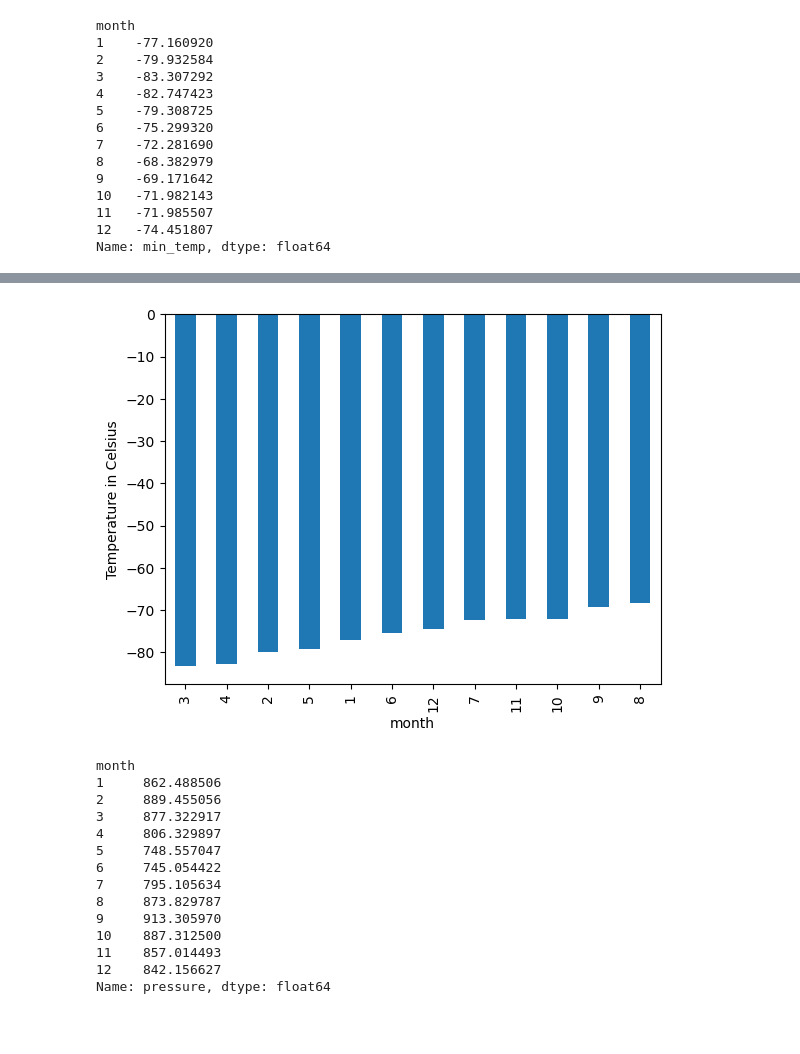
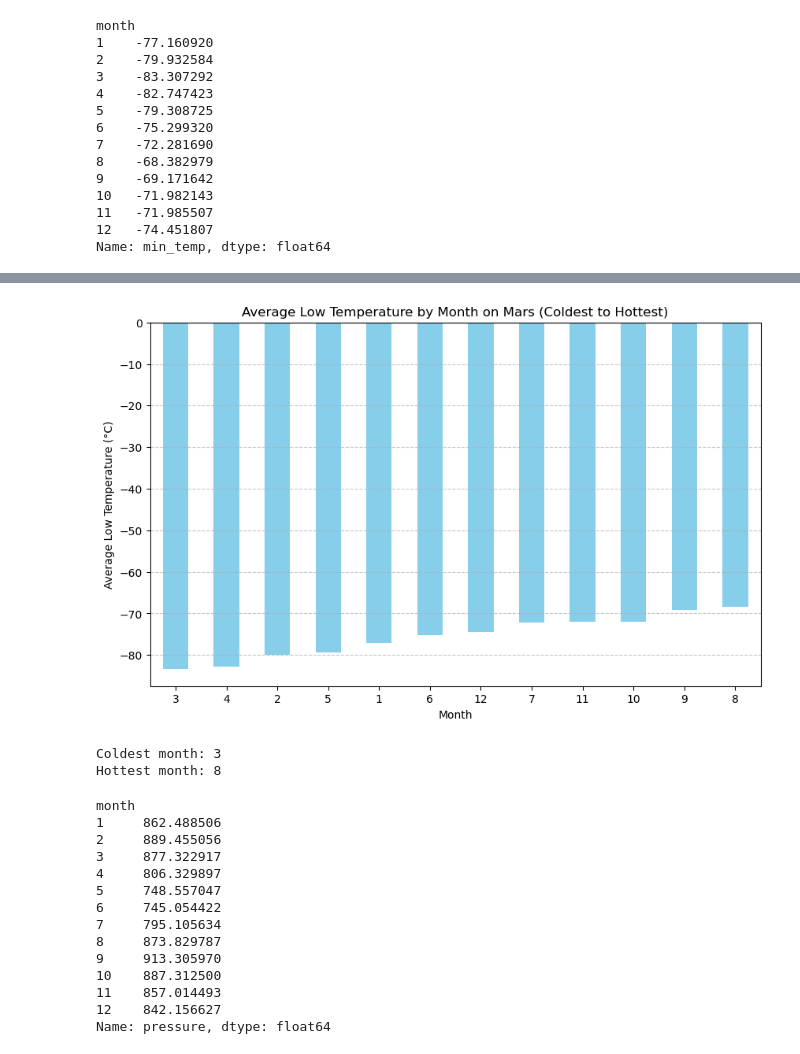
Before and after one commit to kristinaabramoff/mars_data_scraping_analysis, a Jupyter notebook: part_2_mars_weather.ipynb, the cells around one changed output, grey strips where cells are left out. Saved outputs shown, nothing was run; the diff lists cells and outputs as text; code cells hidden in the pictures; blank space fills up the shorter version.

```diff
--- a/part_2_mars_weather.ipynb
+++ b/part_2_mars_weather.ipynb
@@ -180,6 +237,29 @@ Name: min_temp, dtype: float64
+# %%
+# sort the by coldest to hottest
+
+average_low_sorted = average_low.sort_values()
+
+# Plot the sorted average low temperature by month
+plt.figure(figsize=(10, 6))
+average_low_sorted.plot(kind='bar', color='skyblue')
+plt.title('Average Low Temperature by Month on Mars (Coldest to Hottest)')
+plt.xlabel('Month')
+plt.ylabel('Average Low Temperature (°C)')
+plt.xticks(rotation=0)
+plt.grid(axis='y', linestyle='--', alpha=0.7)
+plt.show()
+# %% [output]
+[figure, added]
 # %%
 # Identify the coldest and hottest months in Curiosity's location
+# Print out the coldest and hottest months with their temperatures
+coldest_month = average_low_sorted.idxmin()
+hottest_month = average_low_sorted.idxmax()
+
+print("Coldest month:", coldest_month)
+print("Hottest month:", hottest_month)
 # %% [output]
-[figure, removed]
+Coldest month: 3
+Hottest month: 8
 # %%
 # 4. Average pressure by Martian month
```
Also changed, not shown: parts of 16 cells of this notebook.
